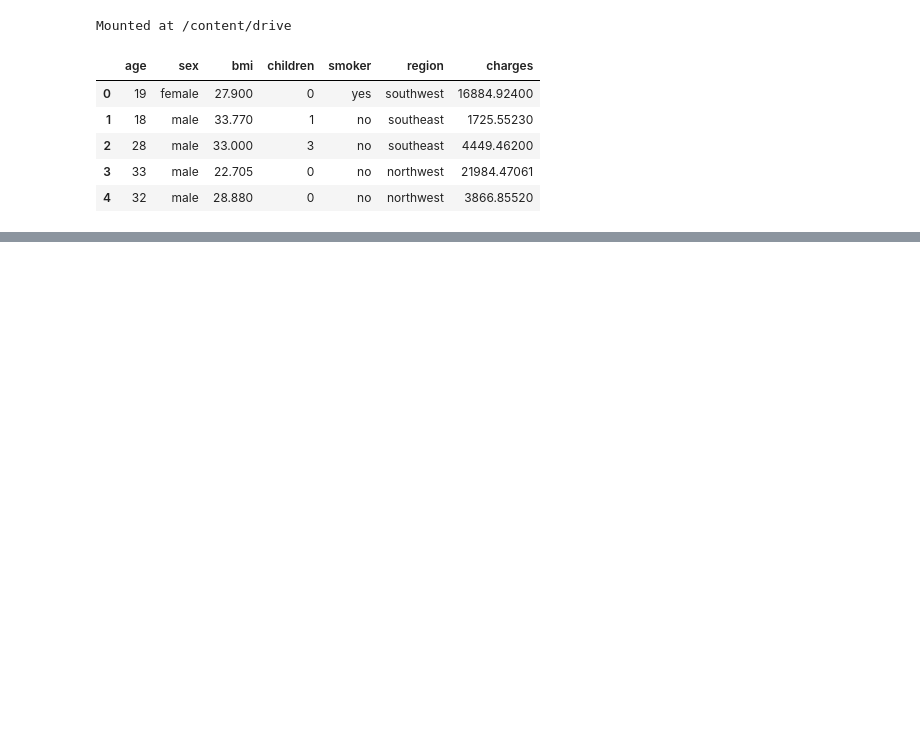
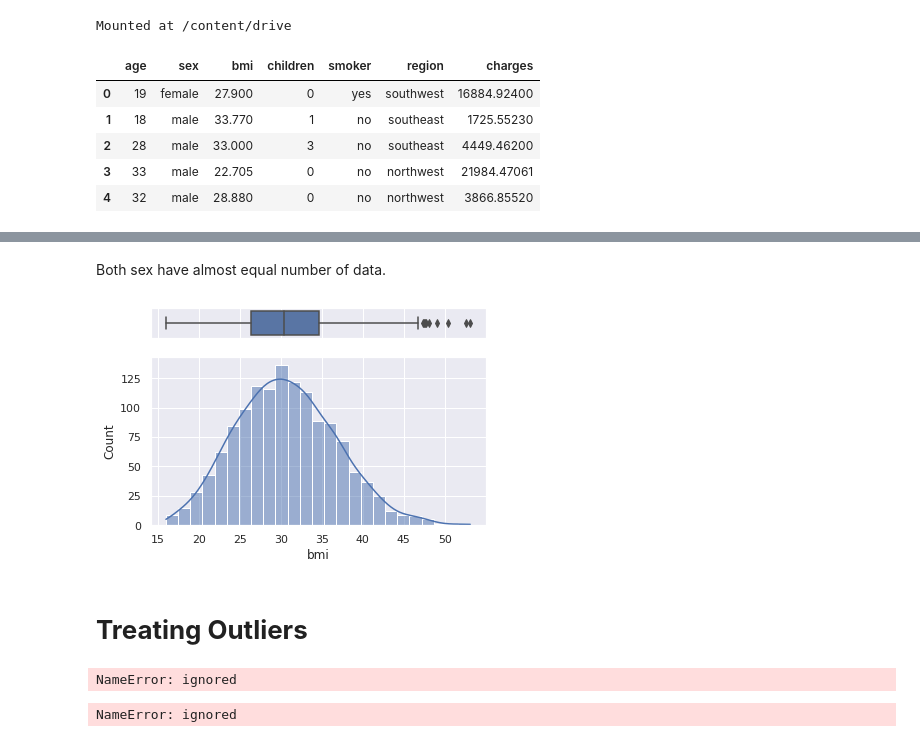
Before and after one commit to AkashK18/Health-Insurance, a Jupyter notebook: Untitled6.ipynb, the cells around one changed output, grey strips where cells are left out. Cells and saved outputs as stored; diff of their text form; code cells hidden in the pictures; blank space fills up the shorter version.

```diff
--- a/Untitled6.ipynb
+++ b/Untitled6.ipynb
@@ -25,0 +197,25 @@ data.head()
+# %% [markdown]
+Both sex have almost equal number of data.
+# %%
+sns.set(style="darkgrid")
+f, (ax_box, ax_hist) = plt.subplots(2, sharex=True, gridspec_kw={'height_ratios':(.15, .85)})
+sns.boxplot(data=data,x="bmi", ax=ax_box)
+sns.histplot(data=data, x="bmi", ax=ax_hist, kde=True)
+ax_box.set(xlabel=' ')
+plt.show()
+# %% [output]
+[figure, added]
+# %% [markdown]
+# **Treating Outliers**
+# %%
+Q3 = data['bmi'].quantile(0.75)
+Q1 = data['bmi'].quantile(0.25)
+IQR - Q3-Q1
+upper = Q3+(1.5*IQR)
+lower = Q1-(1.5*IQR)
+# %% [output]
+NameError: ignored
+# %%
+data = data[(data['bmi']>lower) & (data['bmi']<upper)]
+# %% [output]
+NameError: ignored
```
Also changed, not shown: parts of 29 cells of this notebook.
